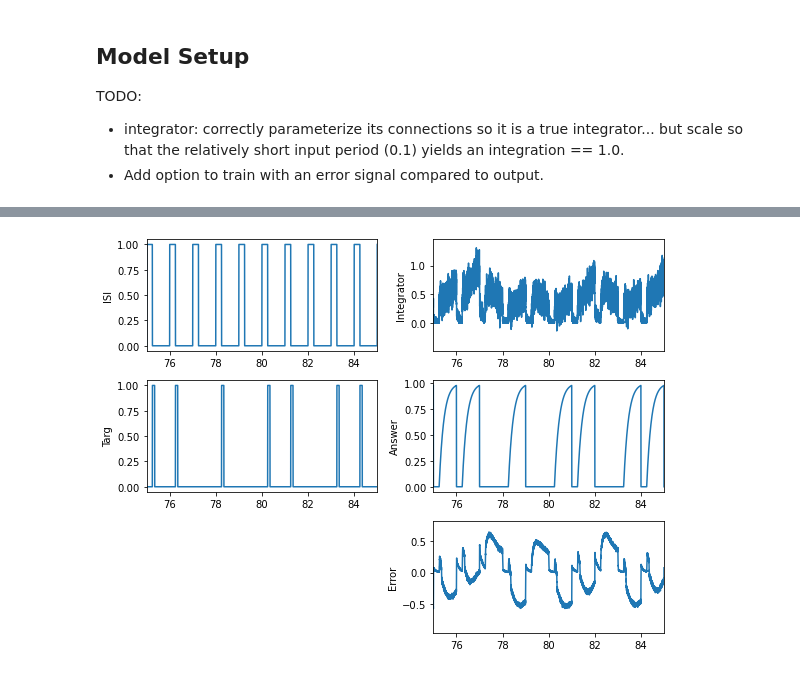
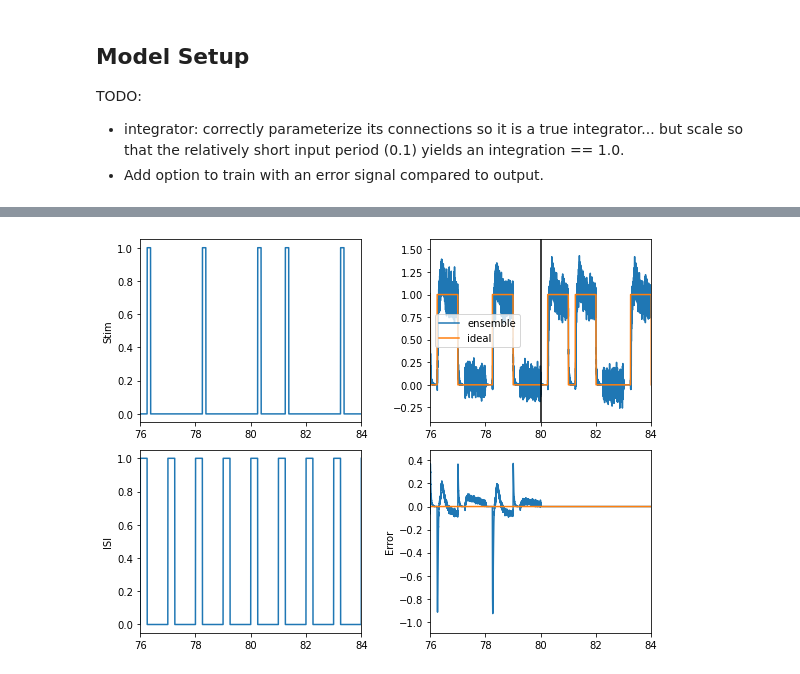
Before and after one commit to neuromorphs/grill-srnn-pfc, a Jupyter notebook: notebooks/01_srnn_go_nogo.ipynb, the cells around one changed output, grey strips where cells are left out. Saved outputs shown, nothing was run; the diff lists cells and outputs as text; code cells hidden in the pictures.

```diff
--- a/notebooks/01_srnn_go_nogo.ipynb
+++ b/notebooks/01_srnn_go_nogo.ipynb
@@ -146,56 +156,54 @@ IPythonViz(inet)
 def test_gonogo(net, sim_trials=160):
     sim_time = sim_trials * trial_dur
     with net:
-        net.gonogo = GoNoGo(tau=0.2, n_neurons=250)
+        net.gonogo = GoNoGo(tau=0.035, n_neurons=1000, use_nef=False, train_trials=sim_trials//2)
 
         probes = {
             'isi': nengo.Probe(net.gonogo.isi),
-            'targ': nengo.Probe(net.gonogo.target),
-            'integrator': nengo.Probe(net.gonogo.integrator),
-            'answer': nengo.Probe(net.gonogo.answer),
+            'stim': nengo.Probe(net.gonogo.stim),
+            'ideal': nengo.Probe(net.gonogo.ideal),
+            'ensemble': nengo.Probe(net.gonogo.ens),
             'error': nengo.Probe(net.gonogo.error)
         }
 
     with nengo.Simulator(net) as sim:
         sim.run(sim_time)
     return sim, probes
-
-net = nengo.Network()
-sim, probes = test_gonogo(net)
 # %% [output]
 [interactive output not drawn]
 [interactive output not drawn]
+# %%
+SIM_TRIALS = 160
+net = nengo.Network()
+sim, probes = test_gonogo(net, sim_trials=SIM_TRIALS)
 # %%
 t = sim.trange()
-xrange = [trial_dur*75, trial_dur*85]
+xrange = [int(SIM_TRIALS//2 * 0.95) * trial_dur, int(SIM_TRIALS//2 * 1.05) * trial_dur]
 
 plt.figure(figsize=(8, 6))
 
-plt.subplot(3, 2, 1)
+plt.subplot(2, 2, 1)
+plt.plot(t, sim.data[probes['stim']])
+plt.xlim(xrange)
+plt.ylabel('Stim')
+
+plt.subplot(2, 2, 3)
 plt.plot(t, sim.data[probes['isi']])
 plt.xlim(xrange)
 plt.ylabel('ISI')
 
-plt.subplot(3, 2, 3)
-plt.plot(t, sim.data[probes['targ']])
+plt.subplot(2, 2, 2)
+plt.plot(t, sim.data[probes['ensemble']][:, 0], label='ensemble')
+plt.plot(t, sim.data[probes['ideal']], label='ideal')
 plt.xlim(xrange)
-plt.ylabel('Targ')
+plt.axvline(SIM_TRIALS//2 * trial_dur, color='k')
+plt.legend()
 
-plt.subplot(3, 2, 2)
-plt.plot(t, sim.data[probes['integrator']])
-plt.xlim(xrange)
-plt.ylabel('Integrator')
-
-plt.subplot(3, 2, 4)
-plt.plot(t, sim.data[probes['answer']])
-plt.xlim(xrange)
-plt.ylabel('Answer')
-
-plt.subplot(3, 2, 6)
+plt.subplot(2, 2, 4)
 plt.plot(t, sim.data[probes['error']])
 plt.xlim(xrange)
 plt.ylabel('Error')
 
 plt.tight_layout()
 # %% [output]
-[figure, old version]
+[figure, new version]
```
Also changed, not shown: parts of 7 cells of this notebook.
